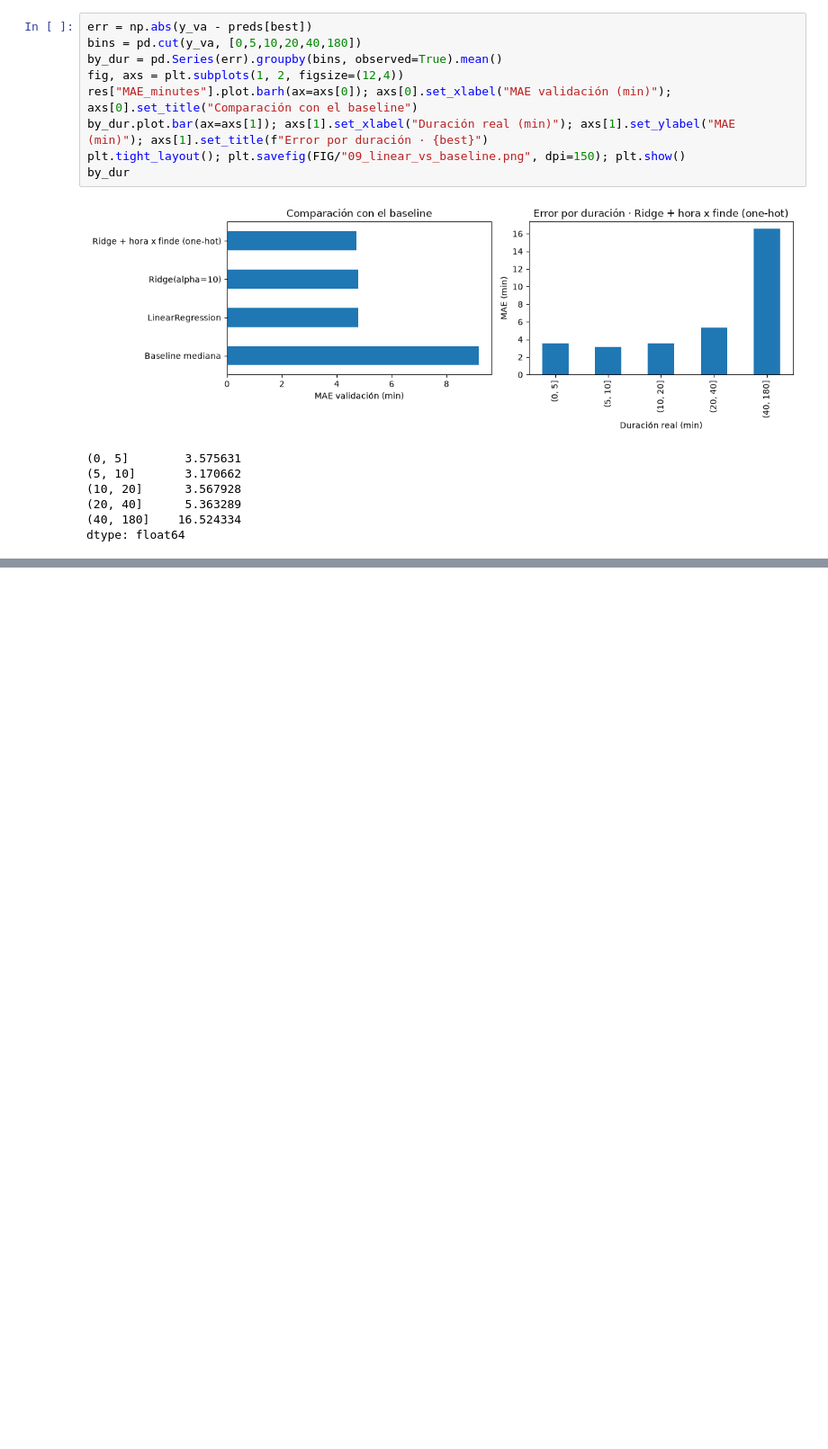
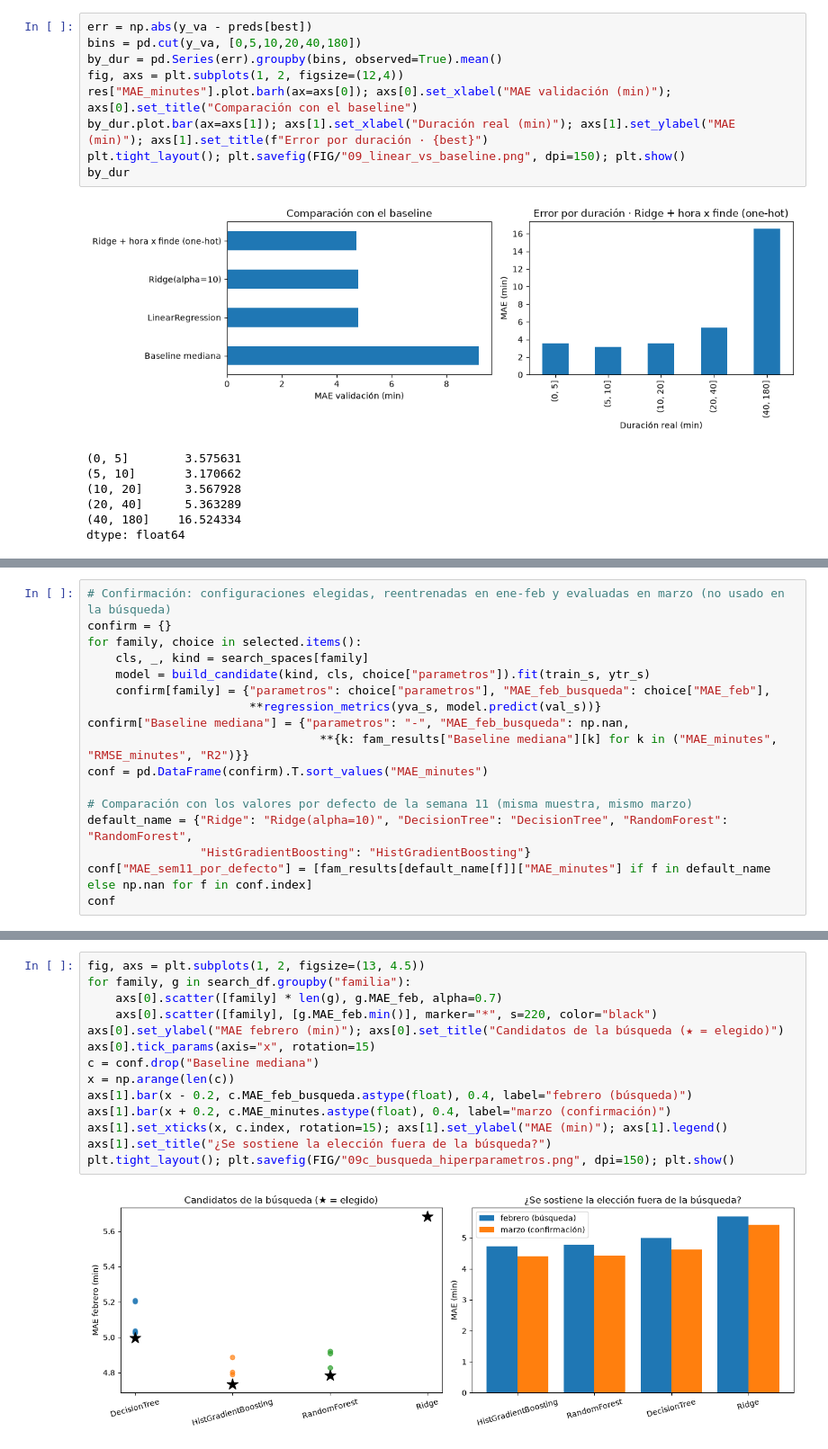
Before and after one commit to JairoCatacora/ML-Proy, a Jupyter notebook: notebooks/03_modelos.ipynb, the cells around one changed output, grey strips where cells are left out. Shown at 90% size. Saved outputs shown, nothing was run; the diff lists cells and outputs as text; blank space fills up the shorter version.

```diff
--- a/notebooks/03_modelos.ipynb
+++ b/notebooks/03_modelos.ipynb
@@ -112,0 +285,17 @@ out = {"train_months": TRAIN_MONTHS, "validation_months": VAL_MONTHS, "train_row
+# %%
+# Confirmación: configuraciones elegidas, reentrenadas en ene-feb y evaluadas en marzo (no usado en la búsqueda)
+confirm = {}
+for family, choice in selected.items():
+    cls, _, kind = search_spaces[family]
+    model = build_candidate(kind, cls, choice["parametros"]).fit(train_s, ytr_s)
+    confirm[family] = {"parametros": choice["parametros"], "MAE_feb_busqueda": choice["MAE_feb"],
+                       **regression_metrics(yva_s, model.predict(val_s))}
+confirm["Baseline mediana"] = {"parametros": "-", "MAE_feb_busqueda": np.nan,
+                                 **{k: fam_results["Baseline mediana"][k] for k in ("MAE_minutes", "RMSE_minutes", "R2")}}
+conf = pd.DataFrame(confirm).T.sort_values("MAE_minutes")
+
+# Comparación con los valores por defecto de la semana 11 (misma muestra, mismo marzo)
+default_name = {"Ridge": "Ridge(alpha=10)", "DecisionTree": "DecisionTree", "RandomForest": "RandomForest",
+                "HistGradientBoosting": "HistGradientBoosting"}
+conf["MAE_sem11_por_defecto"] = [fam_results[default_name[f]]["MAE_minutes"] if f in default_name else np.nan for f in conf.index]
+conf
@@ -112,0 +309,16 @@ out = {"train_months": TRAIN_MONTHS, "validation_months": VAL_MONTHS, "train_row
+# %%
+fig, axs = plt.subplots(1, 2, figsize=(13, 4.5))
+for family, g in search_df.groupby("familia"):
+    axs[0].scatter([family] * len(g), g.MAE_feb, alpha=0.7)
+    axs[0].scatter([family], [g.MAE_feb.min()], marker="*", s=220, color="black")
+axs[0].set_ylabel("MAE febrero (min)"); axs[0].set_title("Candidatos de la búsqueda (★ = elegido)")
+axs[0].tick_params(axis="x", rotation=15)
+c = conf.drop("Baseline mediana")
+x = np.arange(len(c))
+axs[1].bar(x - 0.2, c.MAE_feb_busqueda.astype(float), 0.4, label="febrero (búsqueda)")
+axs[1].bar(x + 0.2, c.MAE_minutes.astype(float), 0.4, label="marzo (confirmación)")
+axs[1].set_xticks(x, c.index, rotation=15); axs[1].set_ylabel("MAE (min)"); axs[1].legend()
+axs[1].set_title("¿Se sostiene la elección fuera de la búsqueda?")
+plt.tight_layout(); plt.savefig(FIG/"09c_busqueda_hiperparametros.png", dpi=150); plt.show()
+# %% [output]
+[figure, added]
```
Also changed, not shown: parts of 14 cells of this notebook, 8 other files.
